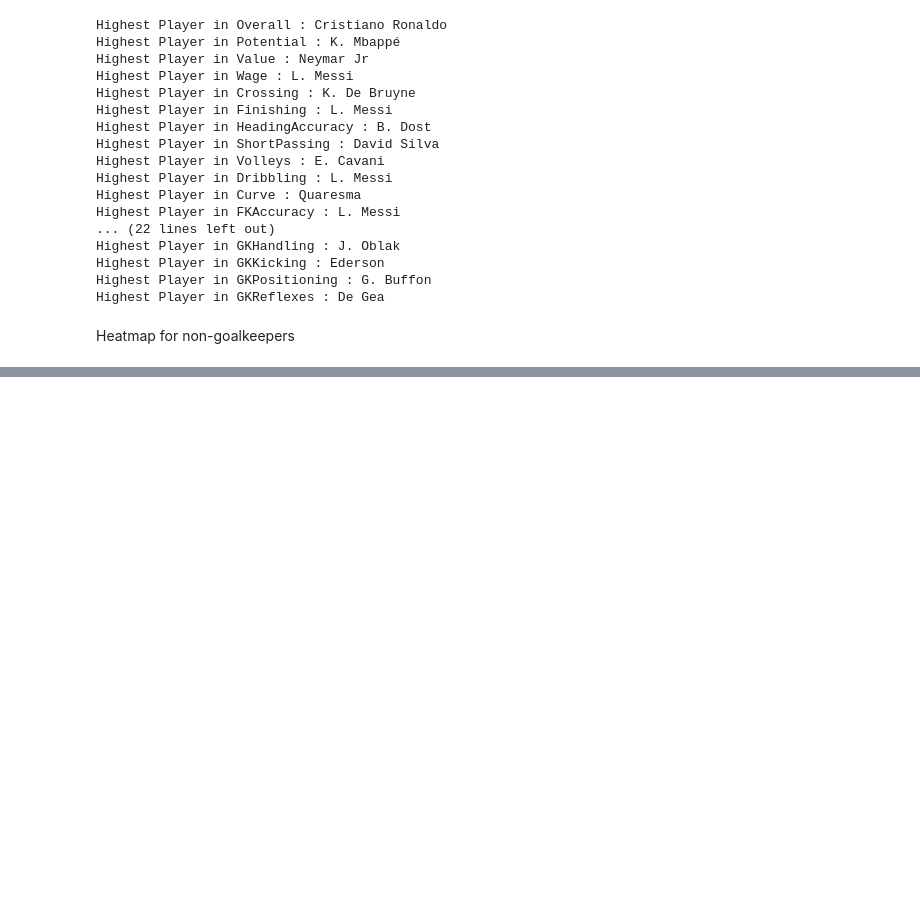
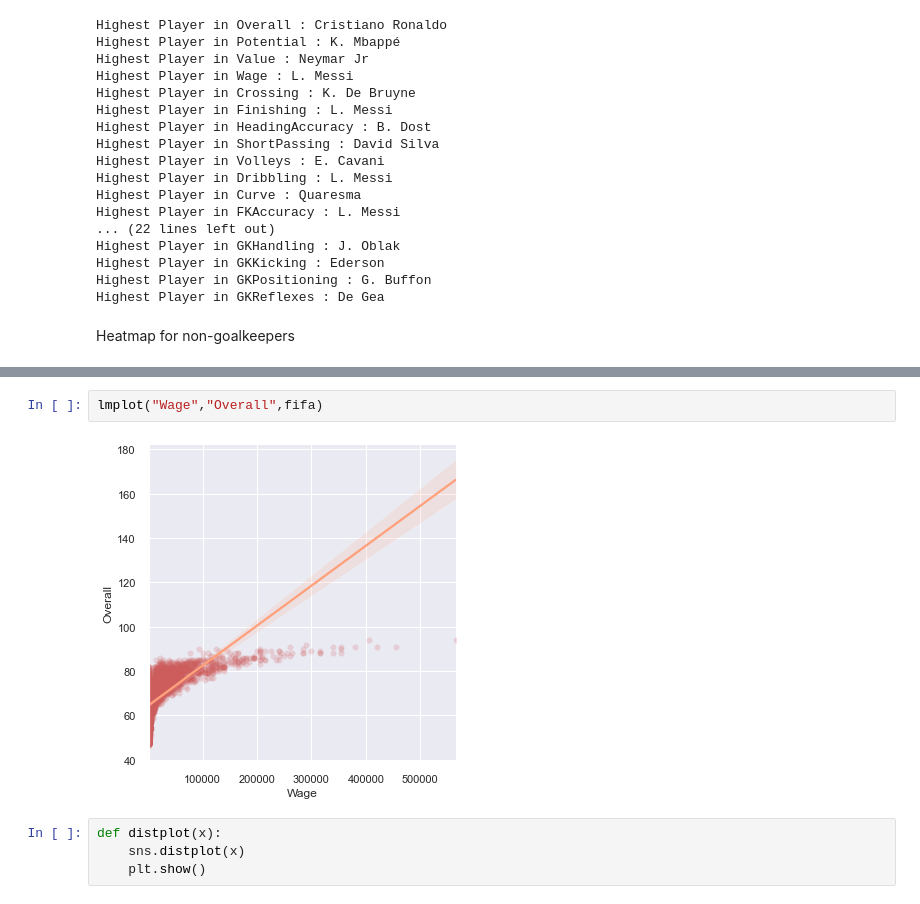
Before and after one commit to cabulut/data-pt-ber-08-20, a Jupyter notebook: Labs/module-2_labs/01_statistics/05_lab-correlation-tests-with-scipy/your-code/Fifa - Linear Regression.ipynb, the cells around one changed output, grey strips where cells are left out. Saved outputs shown, nothing was run; the diff lists cells and outputs as text; blank space fills up the shorter version.

```diff
--- a/Labs/module-2_labs/01_statistics/05_lab-correlation-tests-with-scipy/your-code/Fifa - Linear Regression.ipynb
+++ b/Labs/module-2_labs/01_statistics/05_lab-correlation-tests-with-scipy/your-code/Fifa - Linear Regression.ipynb
@@ -226,0 +217,8 @@ plt.show()
+# %%
+lmplot("Wage","Overall",fifa)
+# %% [output]
+[figure, added]
+# %%
+def distplot(x):
+    sns.distplot(x)
+    plt.show()
```
Also changed, not shown: parts of 69 cells of this notebook, 7 other files.
